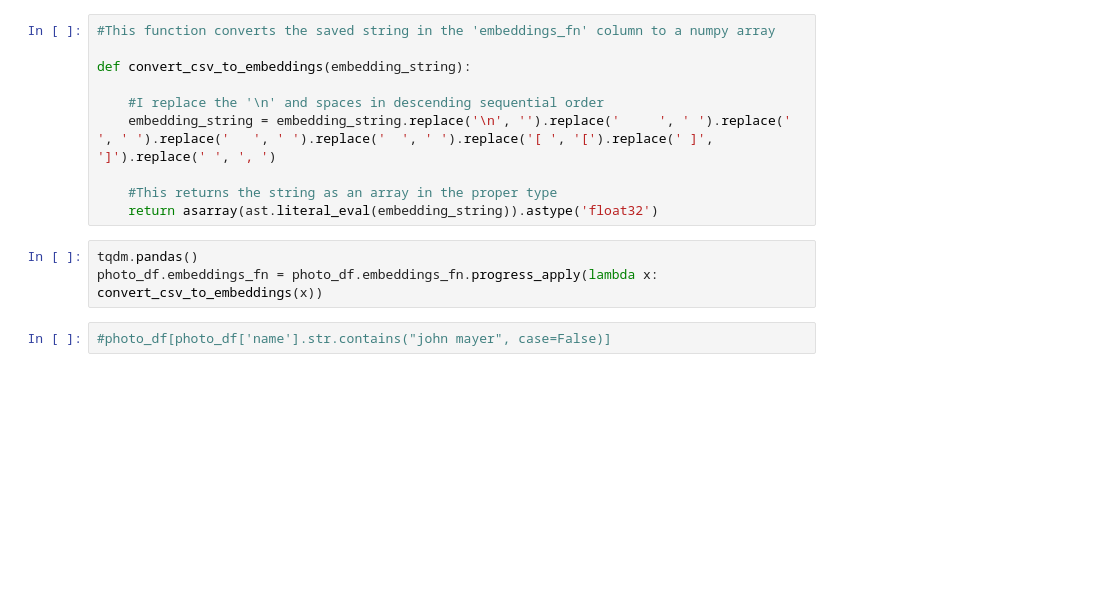
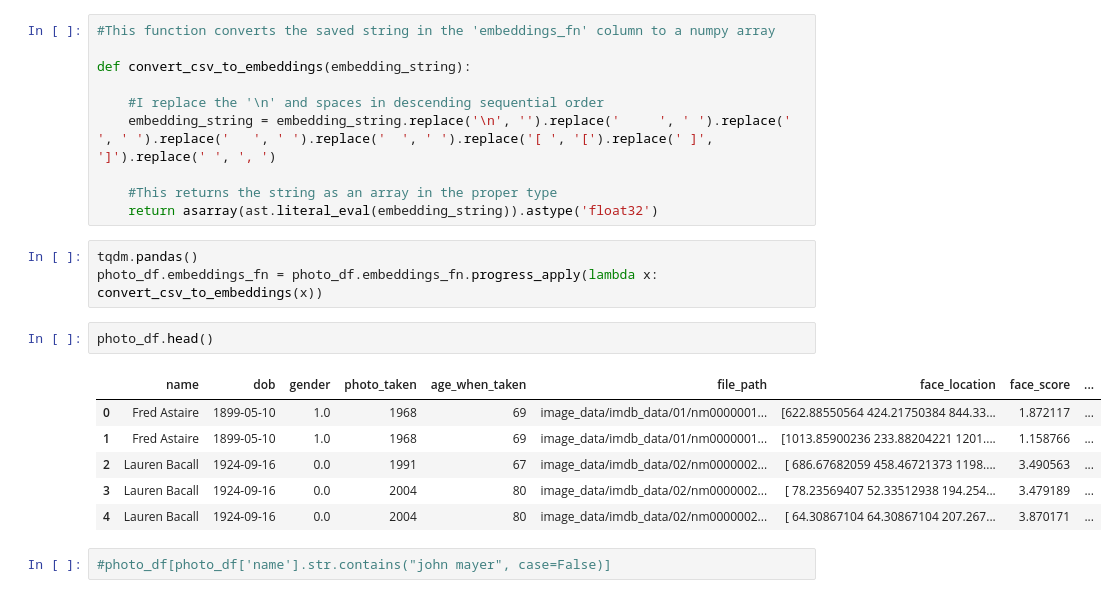
Before and after one commit to amitrani6/facial-recognition-system, a Jupyter notebook: FaceNet Base Model - Make Predictions Demonstration-py file test.ipynb, the cells around one changed output. Drawn from its saved outputs; the diff is of its cells as text; blank space fills up the shorter version.

```diff
--- a/FaceNet Base Model - Make Predictions Demonstration-py file test.ipynb
+++ b/FaceNet Base Model - Make Predictions Demonstration-py file test.ipynb
@@ -66,6 +66,15 @@ def convert_csv_to_embeddings(embedding_string):
 # %%
 tqdm.pandas()
 photo_df.embeddings_fn = photo_df.embeddings_fn.progress_apply(lambda x: convert_csv_to_embeddings(x))
+# %%
+photo_df.head()
+# %% [output]
+|  | name | dob | gender | photo_taken | age_when_taken | file_path | face_location | face_score | ... |
+| 0 | Fred Astaire | 1899-05-10 | 1.0 | 1968 | 69 | image_data/imdb_data/01/nm0000001... | [622.88550564 424.21750384 844.33... | 1.872117 | ... |
+| 1 | Fred Astaire | 1899-05-10 | 1.0 | 1968 | 69 | image_data/imdb_data/01/nm0000001... | [1013.85900236 233.88204221 1201.... | 1.158766 | ... |
+| 2 | Lauren Bacall | 1924-09-16 | 0.0 | 1991 | 67 | image_data/imdb_data/02/nm0000002... | [ 686.67682059 458.46721373 1198.... | 3.490563 | ... |
+| 3 | Lauren Bacall | 1924-09-16 | 0.0 | 2004 | 80 | image_data/imdb_data/02/nm0000002... | [ 78.23569407 52.33512938 194.254... | 3.479189 | ... |
+| 4 | Lauren Bacall | 1924-09-16 | 0.0 | 2004 | 80 | image_data/imdb_data/02/nm0000002... | [ 64.30867104 64.30867104 207.267... | 3.870171 | ... |
 # %%
 #photo_df[photo_df['name'].str.contains("john mayer", case=False)]
 # %%
```
Also changed, not shown: parts of 3 cells of this notebook, 19 other files.
